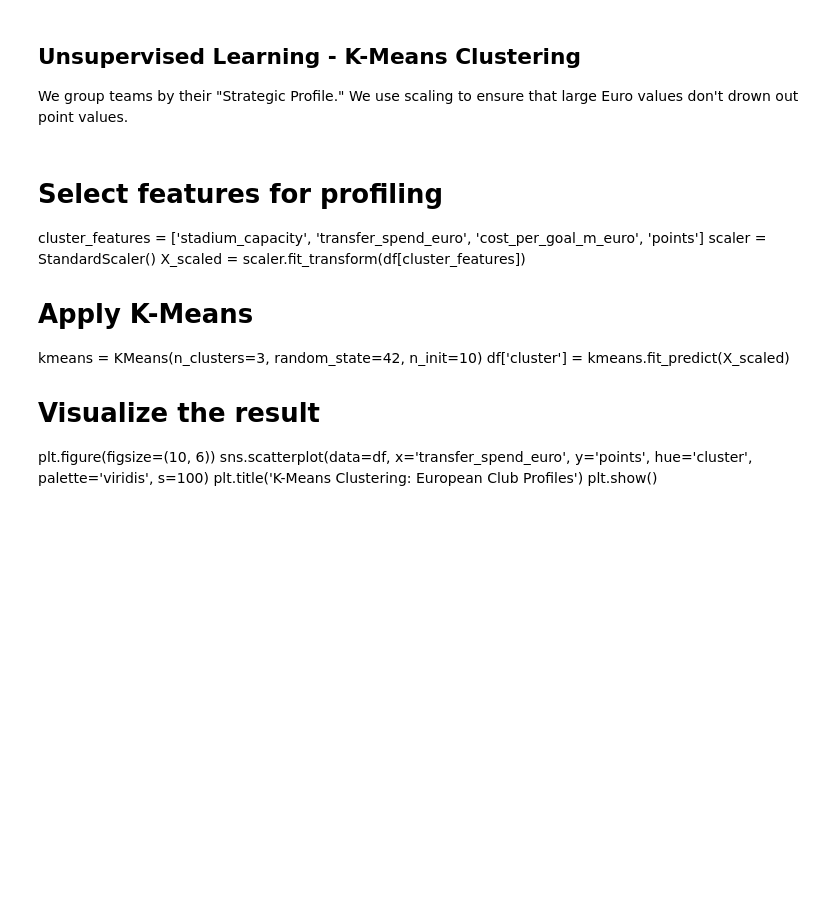
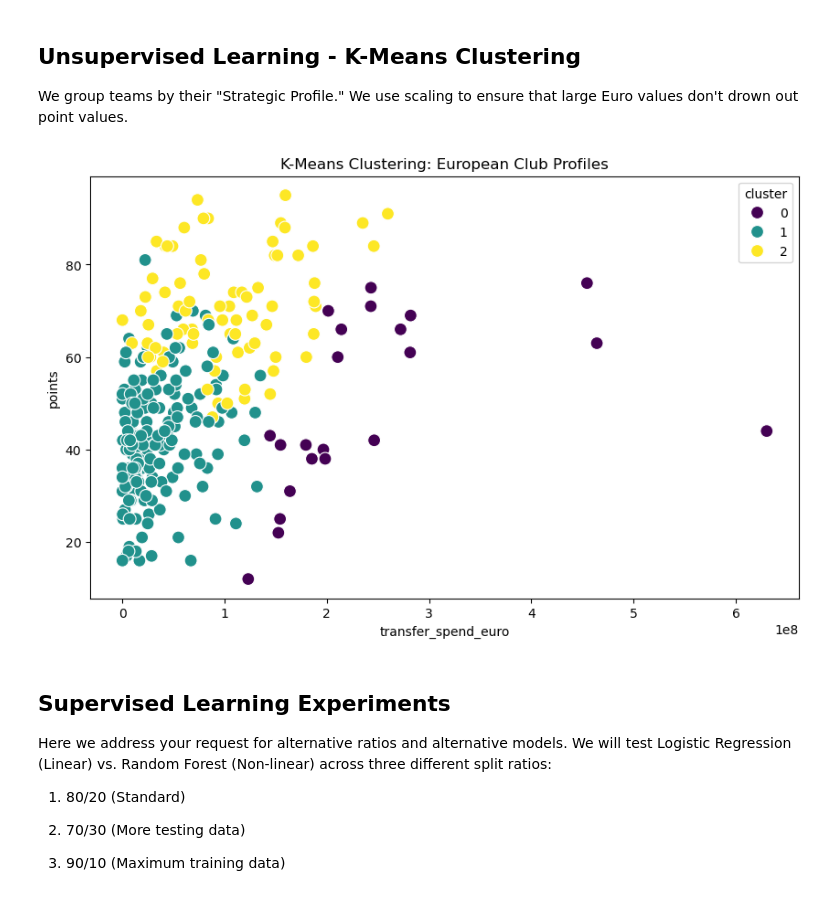
Before and after one commit to minhsang-03/project, a Jupyter notebook: notebooks/02_advanced_analytics_and_predictive_modelling.ipynb, the cells around one changed output. Saved outputs shown, nothing was run; the diff lists cells and outputs as text; code cells hidden in the pictures; blank space fills up the shorter version.

```diff
--- a/notebooks/02_advanced_analytics_and_predictive_modelling.ipynb
+++ b/notebooks/02_advanced_analytics_and_predictive_modelling.ipynb
@@ -54,18 +54,29 @@ Data successfully re-loaded: 290 records.
 # %% [markdown]
 ## Unsupervised Learning - K-Means Clustering
 We group teams by their "Strategic Profile." We use scaling to ensure that large Euro values don't drown out point values.
+# %%
+# Select features for profiling
+cluster_features = ['stadium_capacity', 'transfer_spend_euro', 'cost_per_goal_m_euro', 'points']
+scaler = StandardScaler()
+X_scaled = scaler.fit_transform(df[cluster_features])
+
+# Apply K-Means
+kmeans = KMeans(n_clusters=3, random_state=42, n_init=10)
+df['cluster'] = kmeans.fit_predict(X_scaled)
+
+# Visualize the result
+plt.figure(figsize=(10, 6))
+sns.scatterplot(data=df, x='transfer_spend_euro', y='points', hue='cluster', palette='viridis', s=100)
+plt.title('K-Means Clustering: European Club Profiles')
+plt.show()
+# %% [output]
+[figure, added]
 # %% [markdown]
-# Select features for profiling
-cluster_features = ['stadium_capacity', 'transfer_spend_euro', 'cost_per_goal_m_euro', 'points']
-scaler = StandardScaler()
-X_scaled = scaler.fit_transform(df[cluster_features])
+## Supervised Learning Experiments
+Here we address your request for alternative ratios and alternative models. We will test Logistic Regression (Linear) vs. Random Forest (Non-linear) across three different split ratios:
 
-# Apply K-Means
-kmeans = KMeans(n_clusters=3, random_state=42, n_init=10)
-df['cluster'] = kmeans.fit_predict(X_scaled)
+1. 80/20 (Standard)
 
-# Visualize the result
-plt.figure(figsize=(10, 6))
-sns.scatterplot(data=df, x='transfer_spend_euro', y='points', hue='cluster', palette='viridis', s=100)
-plt.title('K-Means Clustering: European Club Profiles')
-plt.show()
+2. 70/30 (More testing data)
+
+3. 90/10 (Maximum training data)
```
Also changed, not shown: parts of 5 cells of this notebook.
